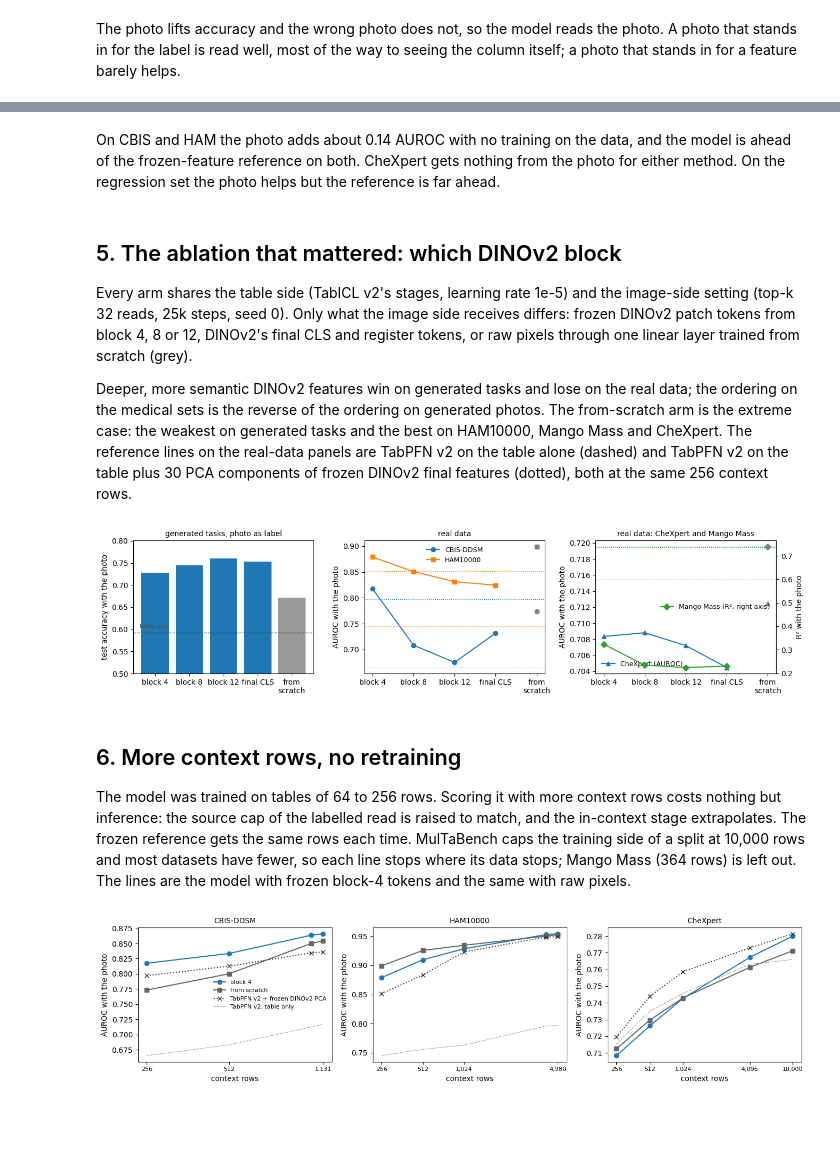
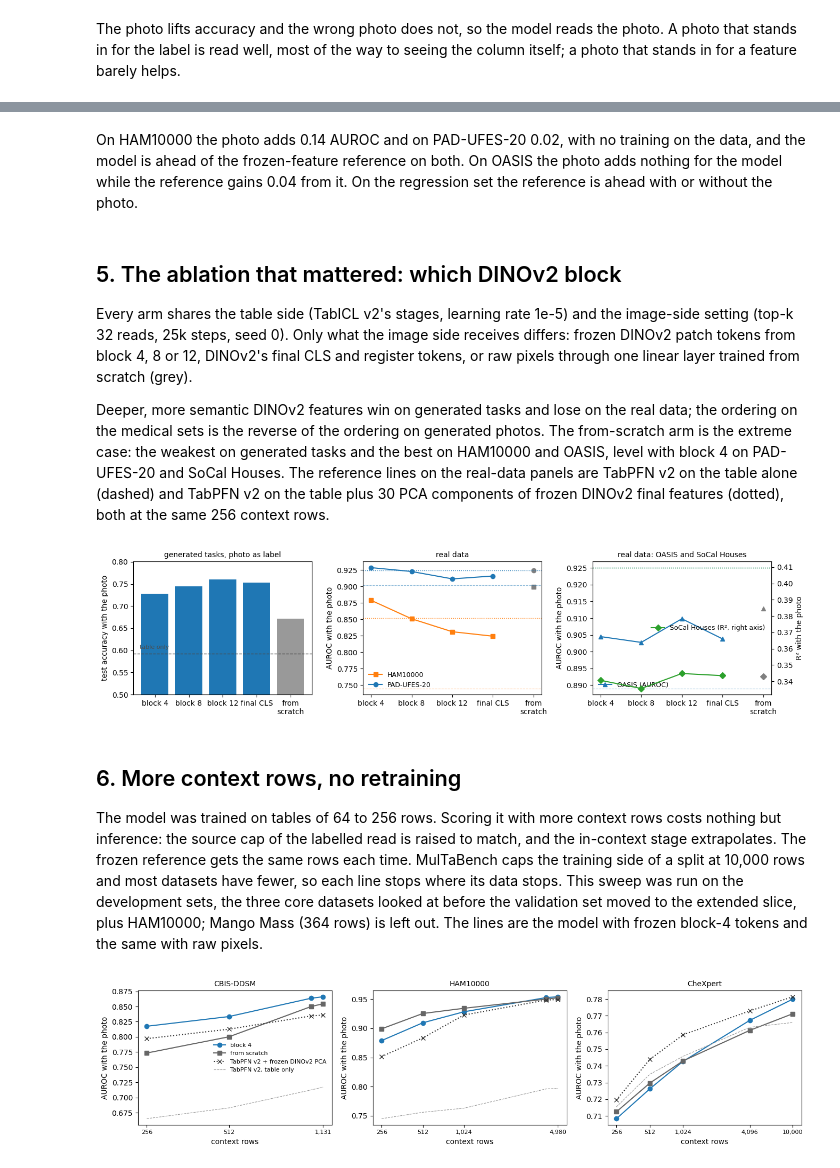
Before and after one commit to loevlie/table-image-icl, a Jupyter notebook: notebooks/results.ipynb, the cells around one changed output, grey strips where cells are left out. Saved outputs shown, nothing was run; the diff lists cells and outputs as text; code cells hidden in the pictures; blank space fills up the shorter version.

```diff
--- a/notebooks/results.ipynb
+++ b/notebooks/results.ipynb
@@ -123,45 +123,45 @@ fig.tight_layout(); fig.savefig(f"{OUT}/realdata.png", dpi=160, bbox_inches="tig
 # %% [markdown]
-On CBIS and HAM the photo adds about 0.14 AUROC with no training on the data, and the model is ahead of the frozen-feature reference on both. CheXpert gets nothing from the photo for either method. On the regression set the photo helps but the reference is far ahead.
+On HAM10000 the photo adds 0.14 AUROC and on PAD-UFES-20 0.02, with no training on the data, and the model is ahead of the frozen-feature reference on both. On OASIS the photo adds nothing for the model while the reference gains 0.04 from it. On the regression set the reference is ahead with or without the photo.
 # %% [markdown]
 ## 5. The ablation that mattered: which DINOv2 block
 
 Every arm shares the table side (TabICL v2's stages, learning rate 1e-5) and the image-side setting (top-k 32 reads, 25k steps, seed 0). Only what the image side receives differs: frozen DINOv2 patch tokens from block 4, 8 or 12, DINOv2's final CLS and register tokens, or raw pixels through one linear layer trained from scratch (grey).
 
-Deeper, more semantic DINOv2 features win on generated tasks and lose on the real data; the ordering on the medical sets is the reverse of the ordering on generated photos. The from-scratch arm is the extreme case: the weakest on generated tasks and the best on HAM10000, Mango Mass and CheXpert. The reference lines on the real-data panels are TabPFN v2 on the table alone (dashed) and TabPFN v2 on the table plus 30 PCA components of frozen DINOv2 final features (dotted), both at the same 256 context rows.
+Deeper, more semantic DINOv2 features win on generated tasks and lose on the real data; the ordering on the medical sets is the reverse of the ordering on generated photos. The from-scratch arm is the extreme case: the weakest on generated tasks and the best on HAM10000 and OASIS, level with block 4 on PAD-UFES-20 and SoCal Houses. The reference lines on the real-data panels are TabPFN v2 on the table alone (dashed) and TabPFN v2 on the table plus 30 PCA components of frozen DINOv2 final features (dotted), both at the same 256 context rows.
 # %%
 arms = {"block 4": "block4", "block 8": "block8", "block 12": "block12", "final CLS": "cls"}
 scratch = {"from\nscratch": "pixels"}
 KEY = "ours, table + image"
 def scores(runs):
     photo = [record(r, "evaluation.json")["by_role"]["label"]["views"]["image"]["accuracy"] for r in runs.values()]
-    real = {ds: [record(r, "multabench.json")["datasets"][ds][KEY]["mean"] for r in runs.values()] for ds in ["CBIS-DDSM", "HAM10000", "Mango Mass", "CheXpert"]}
+    real = {ds: [record(r, "multabench.json")["datasets"][ds][KEY]["mean"] for r in runs.values()] for ds in ["OASIS Alzheimer", "HAM10000", "PAD-UFES-20", "SoCal Houses"]}
     return photo, real
 with_photo, real = scores(arms)
 scratch_photo, scratch_real = scores(scratch)
 table_only = np.mean([record(r, "evaluation.json")["by_role"]["label"]["views"]["no image"]["accuracy"] for r in (arms | scratch).values()])
 ref = record("block4", "multabench.json")["datasets"]
 
 fig, axes = plt.subplots(1, 3, figsize=(13.5, 3.4))
 axes[0].bar(list(arms), with_photo, color="C0"); axes[0].bar(list(scratch), scratch_photo, color="0.6")
 axes[0].axhline(table_only, color="0.3", ls="--", lw=1); axes[0].text(-0.45, table_only + 0.01, "table only", fontsize=8, ha="left", color="0.3")
 axes[0].set_ylim(0.5, max(with_photo) + 0.04); axes[0].set_ylabel("test accuracy with the photo"); axes[0].set_title("generated tasks, photo as label", fontsize=10)
-for ds, mk, c in [("CBIS-DDSM", "o", "C0"), ("HAM10000", "s", "C1")]:
+for ds, mk, c in [("HAM10000", "s", "C1"), ("PAD-UFES-20", "o", "C0")]:
     axes[1].plot(list(arms), real[ds], mk + "-", color=c, label=ds); axes[1].plot(list(scratch), scratch_real[ds], mk, color="0.5")
     axes[1].axhline(ref[ds]["TabPFN v2, table + frozen DINOv2 PCA"]["mean"], color=c, ls=":", lw=1); axes[1].axhline(ref[ds]["TabPFN v2, table only"]["mean"], color=c, ls="--", lw=0.8, alpha=0.5)
 axes[1].set_ylabel("AUROC with the photo"); axes[1].legend(frameon=False, fontsize=9); axes[1].set_title("real data", fontsize=10)
-axes[2].plot(list(arms), real["CheXpert"], "^-", color="C0", label="CheXpert (AUROC)"); axes[2].plot(list(scratch), scratch_real["CheXpert"], "^", color="0.5")
-axes[2].axhline(ref["CheXpert"]["TabPFN v2, table + frozen DINOv2 PCA"]["mean"], color="C0", ls=":", lw=1); axes[2].axhline(ref["CheXpert"]["TabPFN v2, table only"]["mean"], color="C0", ls="--", lw=0.8, alpha=0.5)
+axes[2].plot(list(arms), real["OASIS Alzheimer"], "^-", color="C0", label="OASIS (AUROC)"); axes[2].plot(list(scratch), scratch_real["OASIS Alzheimer"], "^", color="0.5")
+axes[2].axhline(ref["OASIS Alzheimer"]["TabPFN v2, table + frozen DINOv2 PCA"]["mean"], color="C0", ls=":", lw=1); axes[2].axhline(ref["OASIS Alzheimer"]["TabPFN v2, table only"]["mean"], color="C0", ls="--", lw=0.8, alpha=0.5)
 axes[2].set_ylabel("AUROC with the photo"); axes[2].legend(frameon=False, fontsize=9, loc="lower left")
-ax2 = axes[2].twinx(); ax2.plot(list(arms), real["Mango Mass"], "D-", color="C2", label="Mango Mass (R², right axis)"); ax2.plot(list(scratch), scratch_real["Mango Mass"], "D", color="0.5")
-ax2.axhline(ref["Mango Mass"]["TabPFN v2, table + frozen DINOv2 PCA"]["mean"], color="C2", ls=":", lw=1); ax2.set_ylabel("R² with the photo"); ax2.legend(frameon=False, fontsize=9, loc="center right")
-axes[2].set_title("real data: CheXpert and Mango Mass", fontsize=10)
+ax2 = axes[2].twinx(); ax2.plot(list(arms), real["SoCal Houses"], "D-", color="C2", label="SoCal Houses (R², right axis)"); ax2.plot(list(scratch), scratch_real["SoCal Houses"], "D", color="0.5")
+ax2.axhline(ref["SoCal Houses"]["TabPFN v2, table + frozen DINOv2 PCA"]["mean"], color="C2", ls=":", lw=1); ax2.set_ylabel("R² with the photo"); ax2.legend(frameon=False, fontsize=9, loc="center right")
+axes[2].set_title("real data: OASIS and SoCal Houses", fontsize=10)
 fig.tight_layout(); fig.savefig(f"{OUT}/depth.png", dpi=160, bbox_inches="tight")
 # %% [output]
-[figure, old version]
+[figure, new version]
 # %% [markdown]
 ## 6. More context rows, no retraining
 
-The model was trained on tables of 64 to 256 rows. Scoring it with more context rows costs nothing but inference: the source cap of the labelled read is raised to match, and the in-context stage extrapolates. The frozen reference gets the same rows each time. MulTaBench caps the training side of a split at 10,000 rows and most datasets have fewer, so each line stops where its data stops; Mango Mass (364 rows) is left out. The lines are the model with frozen block-4 tokens and the same with raw pixels.
+The model was trained on tables of 64 to 256 rows. Scoring it with more context rows costs nothing but inference: the source cap of the labelled read is raised to match, and the in-context stage extrapolates. The frozen reference gets the same rows each time. MulTaBench caps the training side of a split at 10,000 rows and most datasets have fewer, so each line stops where its data stops. This sweep was run on the development sets, the three core datasets looked at before the validation set moved to the extended slice, plus HAM10000; Mango Mass (364 rows) is left out. The lines are the model with frozen block-4 tokens and the same with raw pixels.
 # %%
 lines = {"block 4": ("block4", "C0", "o"), "from scratch": ("pixels", "0.4", "s")}
 SIZES = [256, 512, 1024, 4096, 10000]
```
Also changed, not shown: parts of 5 cells of this notebook, 22 other files.
